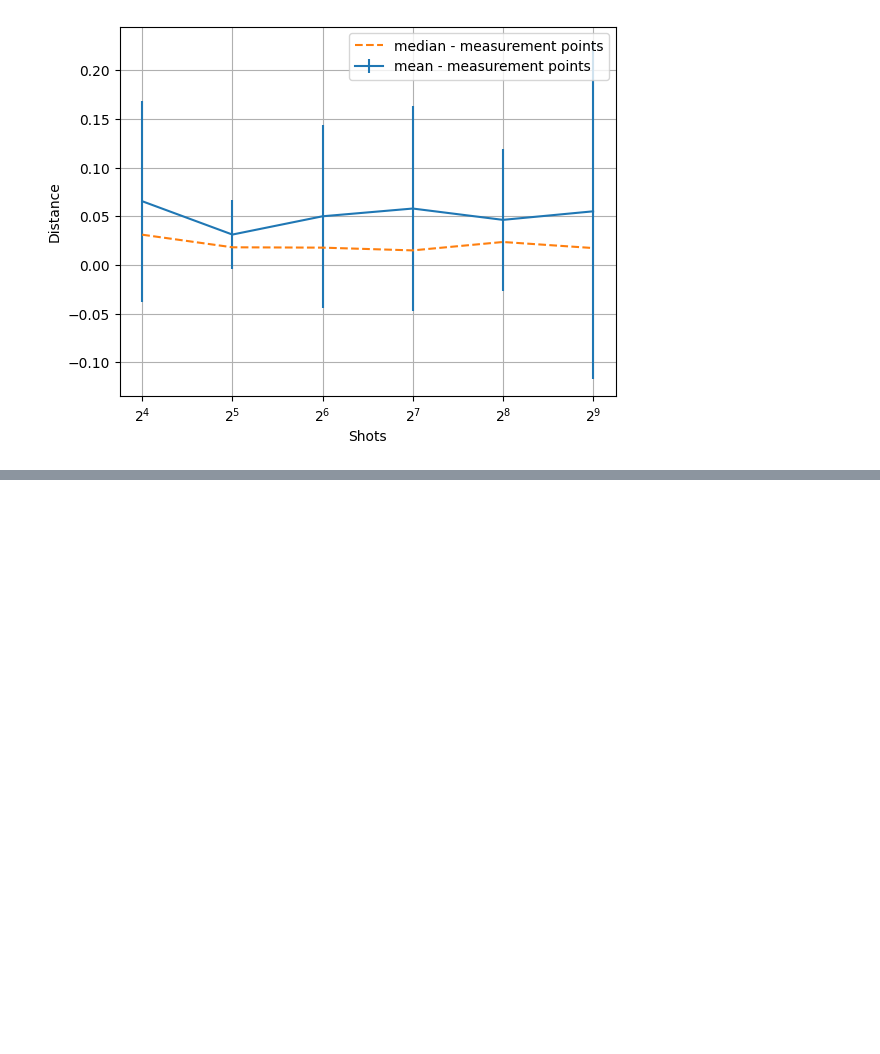
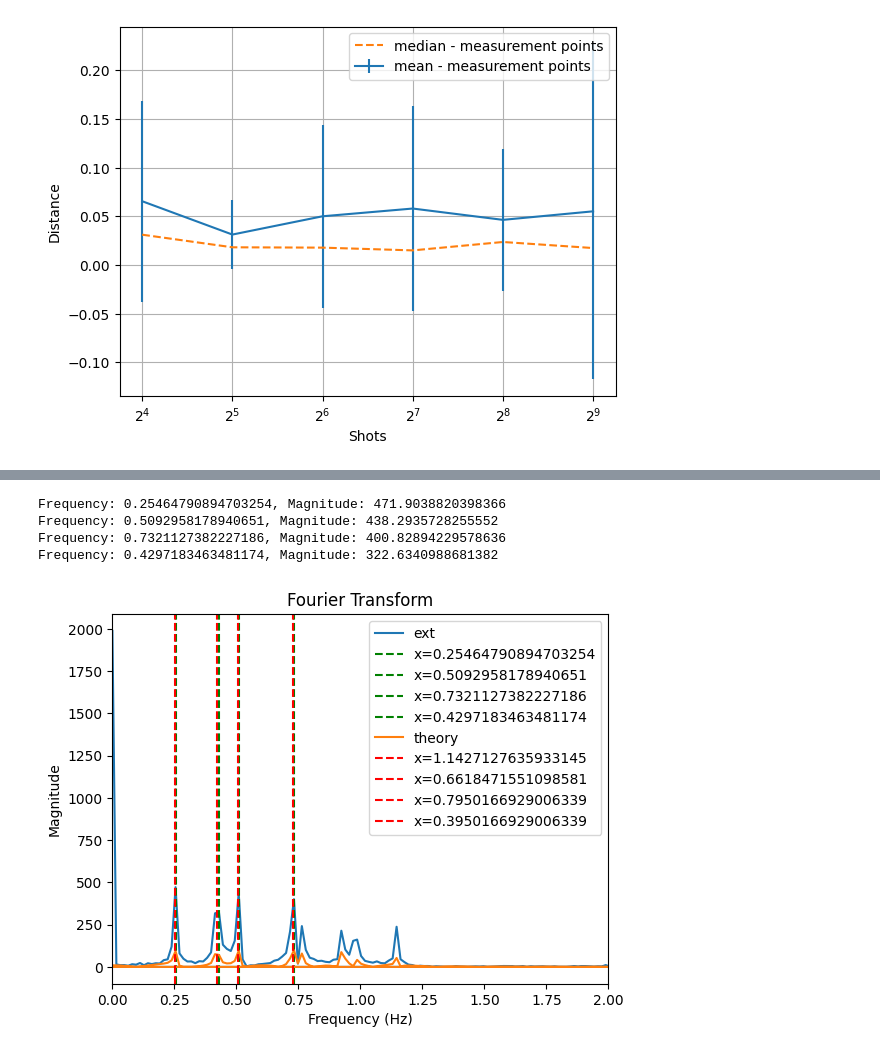
Before and after one commit to Davidkatom/Crosstalk, a Jupyter notebook: CosineFit.ipynb, the cells around one changed output, grey strips where cells are left out. Drawn from its saved outputs; the diff is of its cells as text; code cells hidden in the pictures; blank space fills up the shorter version.

```diff
--- a/CosineFit.ipynb
+++ b/CosineFit.ipynb
@@ -286,0 +249,75 @@ plt.show()
+# %%
+from scipy.signal import find_peaks
+%matplotlib inline
+w_ = 1000
+def fo(w, js):
+    n = len(js)
+    result = 0
+    for i in range(n):
+        #result += (np.sqrt(2/np.pi) * np.sin(10 * np.pi * (4 * js[i] + w))) / (4 * js[i] + w)
+
+
+        result += 2*(np.sqrt(2/np.pi) * np.sin(w_ * np.pi * (2 * js[i]/np.pi + w))) / (2 * js[i]/np.pi + w)
+        result += 2*(np.sqrt(2/np.pi) * np.sin(w_ * np.pi * (2 * js[i]/np.pi - w))) / (2 * js[i]/np.pi - w)
+
+        result += (np.sin(w_ * np.pi * (2 * (js[i] + js[(i + 1) % n])/np.pi + w)))/(np.sqrt(2/np.pi) * (2 * (js[i] + js[(i + 1) % n])/np.pi + w))
+        result += (np.sin(w_ * np.pi * (2 * (js[i] + js[(i + 1) % n])/np.pi - w)))/(np.sqrt(2/np.pi) * (2 * (js[i] + js[(i + 1) % n])/np.pi - w))
+
+    #result += (3 * np.sqrt(2/np.pi) * np.sin(10 * np.pi * w)) / w
+    #result = result/ (2 ** (n - (n - 3)))
+    return 3*result/(2 ** (n - (n - 3)))
+
+extended = ramseyBatch1.Z[::-1]
+extended = extended + ramseyBatch1.Z
+fft_output_ext = np.fft.fft(extended)
+fft_output = np.fft.fft(ramseyBatch1.Z)
+
+# Compute the corresponding frequencies
+sample_rate = measurements / (10 * np.pi)  # Sampling rate of your data (change if known)
+frequencies_ext = np.fft.fftfreq(2 * len(ramseyBatch1.Z), 1 / sample_rate)
+frequencies = np.fft.fftfreq( len(ramseyBatch1.Z), 1 / sample_rate)
+
+plt.plot(frequencies_ext, np.abs(fft_output_ext), label= "ext")
+#plt.plot(frequencies, np.abs(fft_output), label= "org")
+
+
+positive_indices = np.where(frequencies_ext > 0)
+positive_magnitudes = np.abs(fft_output_ext)[positive_indices]
+peaks, _ = find_peaks(positive_magnitudes)
+
+# Get the magnitudes of these peaks
+peak_magnitudes = positive_magnitudes[peaks]
+
+# Sort the peaks by their magnitudes in descending order
+sorted_peak_indices = np.argsort(peak_magnitudes)[::-1]
+
+# Choose the n highest peaks
+n_highest_peaks = sorted_peak_indices[:n]  # Choose a value for n
+
+# Print the x (frequency) values of the n highest peaks
+for peak_index in n_highest_peaks:
+    val = frequencies_ext[positive_indices][peaks[peak_index]]
+    print(f"Frequency: {frequencies_ext[positive_indices][peaks[peak_index]]}, Magnitude: {peak_magnitudes[peak_index]}")
+    plt.axvline(x=val, color='green', linestyle='--', label=f'x={val}')
+
+
+plt.plot(frequencies_ext, np.abs([fo(t, J) for t in frequencies_ext]), label='theory')
+
+for val in J:
+    plt.axvline(x=val/(0.5*np.pi), color='red', linestyle='--', label=f'x={val}')
+
+
+
+plt.title('Fourier Transform')
+plt.xlabel('Frequency (Hz)')
+plt.ylabel('Magnitude')
+plt.xlim(0, 2)
+#plt.ylim(0,400)
+plt.legend()
+plt.show()
+# %% [output]
+Frequency: 0.25464790894703254, Magnitude: 471.9038820398366
+Frequency: 0.5092958178940651, Magnitude: 438.2935728255552
+Frequency: 0.7321127382227186, Magnitude: 400.82894229578636
+Frequency: 0.4297183463481174, Magnitude: 322.6340988681382
+[figure, added]
```
Also changed, not shown: parts of 3 cells of this notebook, 1 other file.
